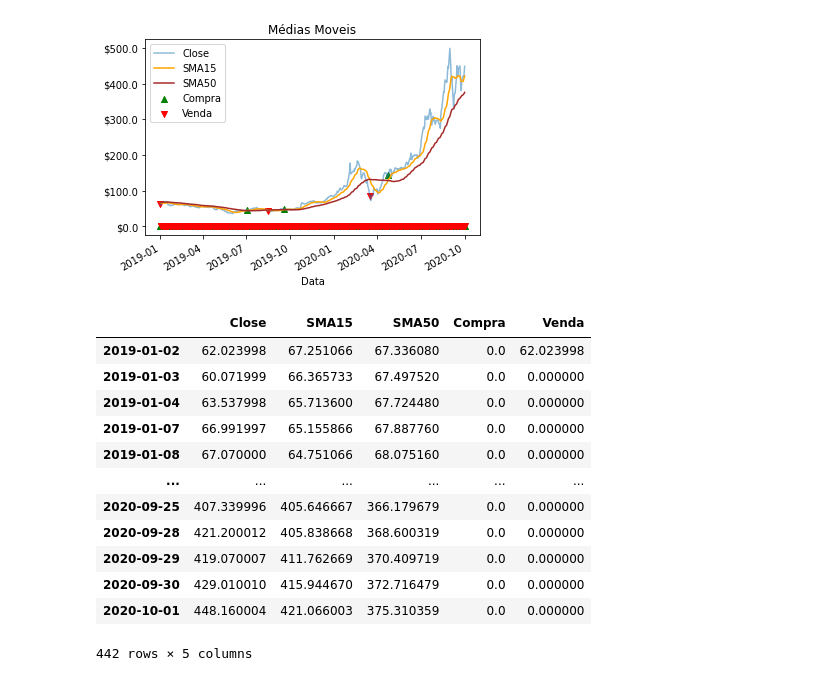
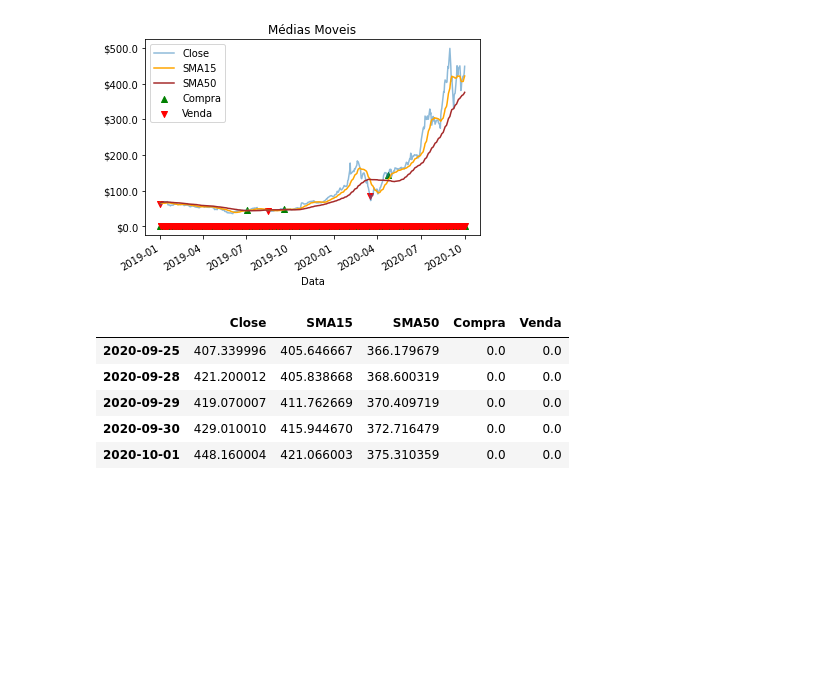
Before and after one commit to josuelopes512/python-indicador, a Jupyter notebook: cruzamento_MM.ipynb, the cells around one changed output. Cells and saved outputs as stored; diff of their text form; code cells hidden in the pictures; blank space fills up the shorter version.

```diff
--- a/cruzamento_MM.ipynb
+++ b/cruzamento_MM.ipynb
@@ -86,18 +69,11 @@ ax.set_xlabel('Data')
 Text(0.5, 0, 'Data')
 [figure]
 # %%
-filterted_data
+filterted_data.tail()
 # %% [output]
 |  | Close | SMA15 | SMA50 | Compra | Venda |
-| 2019-01-02 | 62.023998 | 67.251066 | 67.336080 | 0.0 | 62.023998 |
-| 2019-01-03 | 60.071999 | 66.365733 | 67.497520 | 0.0 | 0.000000 |
-| 2019-01-04 | 63.537998 | 65.713600 | 67.724480 | 0.0 | 0.000000 |
-| 2019-01-07 | 66.991997 | 65.155866 | 67.887760 | 0.0 | 0.000000 |
-| 2019-01-08 | 67.070000 | 64.751066 | 68.075160 | 0.0 | 0.000000 |
-| ... | ... | ... | ... | ... | ... |
-| 2020-09-25 | 407.339996 | 405.646667 | 366.179679 | 0.0 | 0.000000 |
-| 2020-09-28 | 421.200012 | 405.838668 | 368.600319 | 0.0 | 0.000000 |
-| 2020-09-29 | 419.070007 | 411.762669 | 370.409719 | 0.0 | 0.000000 |
-| 2020-09-30 | 429.010010 | 415.944670 | 372.716479 | 0.0 | 0.000000 |
-| 2020-10-01 | 448.160004 | 421.066003 | 375.310359 | 0.0 | 0.000000 |
+| 2020-09-25 | 407.339996 | 405.646667 | 366.179679 | 0.0 | 0.0 |
+| 2020-09-28 | 421.200012 | 405.838668 | 368.600319 | 0.0 | 0.0 |
+| 2020-09-29 | 419.070007 | 411.762669 | 370.409719 | 0.0 | 0.0 |
+| 2020-09-30 | 429.010010 | 415.944670 | 372.716479 | 0.0 | 0.0 |
+| 2020-10-01 | 448.160004 | 421.066003 | 375.310359 | 0.0 | 0.0 |
-442 rows × 5 columns
```
Also changed, not shown: parts of 2 cells of this notebook.
